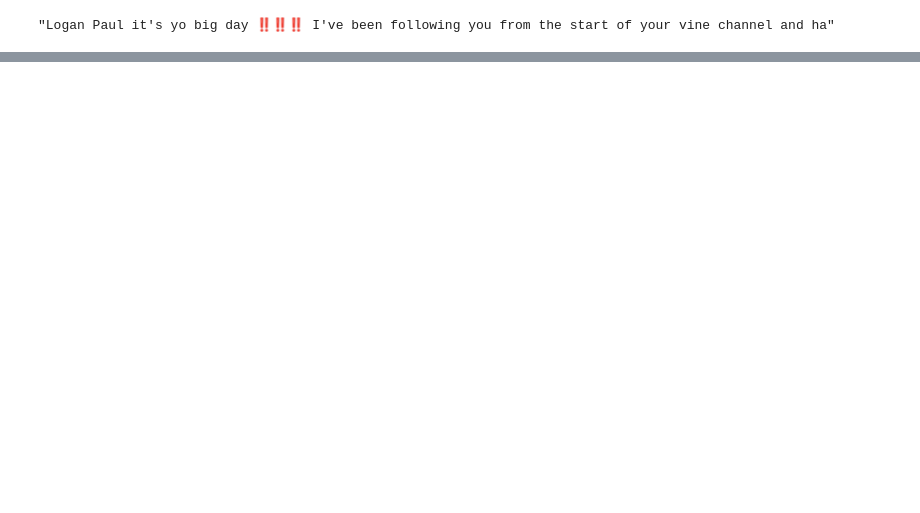
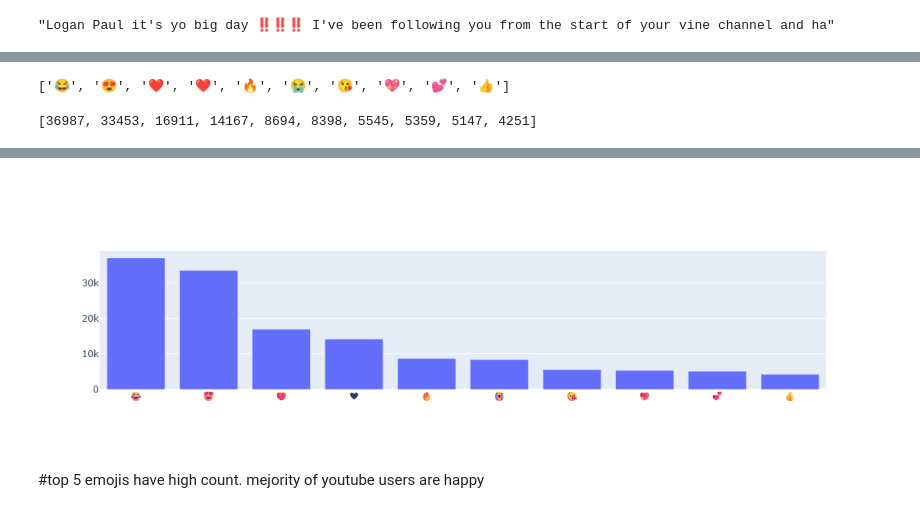
Before and after one commit to ThonteShila/DataAnalytics_Projects, a Jupyter notebook: Youtube Analysis/Youtube_DA_project.ipynb, the cells around one changed output, grey strips where cells are left out. Saved outputs shown, nothing was run; the diff lists cells and outputs as text; code cells hidden in the pictures; blank space fills up the shorter version.

Commit message:
Emojis Analysis

```diff
--- a/Youtube Analysis/Youtube_DA_project.ipynb
+++ b/Youtube Analysis/Youtube_DA_project.ipynb
@@ -287,0 +339,7 @@ plt.axis("off")
+# %%
+total_emoji=[]
+for i in comments["comment_text"]:
+    emoji_present=emoji.emoji_list(i)
+    emoji_found=[item["emoji"] for item in emoji_present]
+    total_emoji.extend(emoji_found)
+total_emoji[0:10]
@@ -287,0 +357,2 @@ plt.axis("off")
+# %%
+top_10_emojis=Counter(total_emoji).most_common(10)
@@ -287,0 +374,10 @@ plt.axis("off")
+# %%
+emojis=[emoji for emoji,count in top_10_emojis]
+emojis
+# %% [output]
+['😂', '😍', '❤️', '❤', '🔥', '😭', '😘', '💖', '💕', '👍']
+# %%
+counts=[count for emoji,count in top_10_emojis]
+counts
+# %% [output]
+[36987, 33453, 16911, 14167, 8694, 8398, 5545, 5359, 5147, 4251]
@@ -287,0 +387,3 @@ plt.axis("off")
+# %%
+iplot([go.Bar(x=emojis,y=counts)])
+# %% [output]
@@ -287,0 +391,4 @@ plt.axis("off")
+[figure, added]
+# %% [markdown]
+#top 5 emojis have high count.
+mejority of youtube users are happy
```
Also changed, not shown: parts of 21 cells of this notebook, 2 other files.
